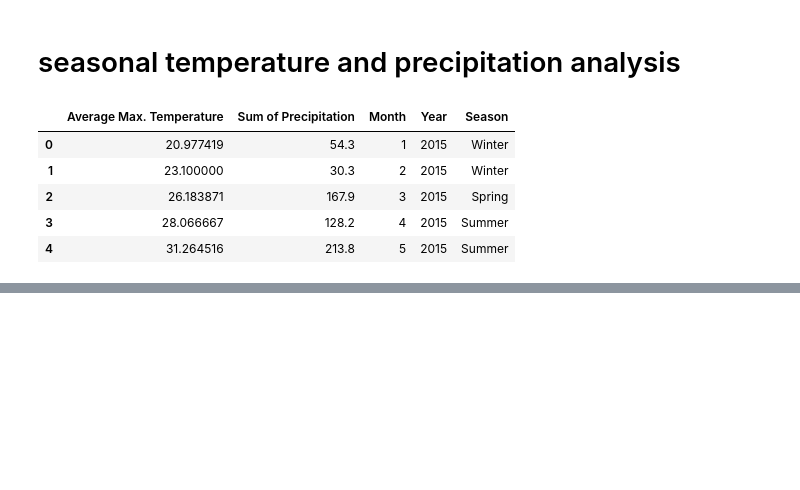
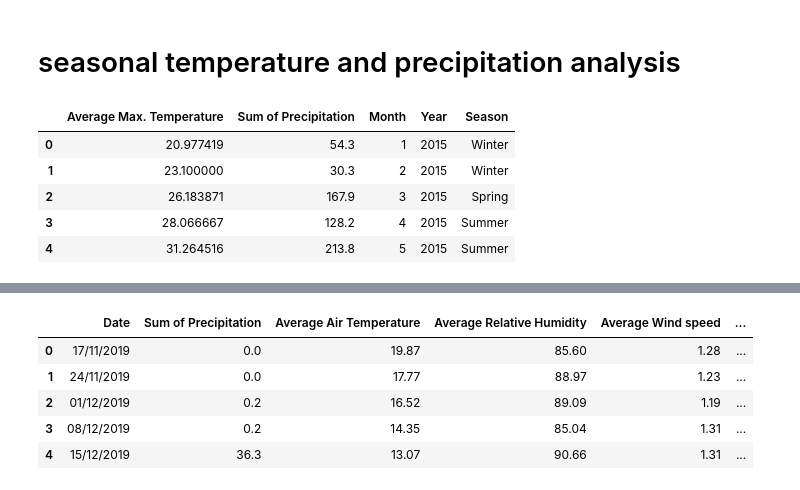
Before and after one commit to supathdhitalGEO/Weather-Forecasting, a Jupyter notebook: visualization/visualization.ipynb, the cells around one changed output, grey strips where cells are left out. Saved outputs shown, nothing was run; the diff lists cells and outputs as text; code cells hidden in the pictures; blank space fills up the shorter version.

```diff
--- a/visualization/visualization.ipynb
+++ b/visualization/visualization.ipynb
@@ -300,0 +303,10 @@ fig.show()
+# %%
+w=pd.read_csv('./WeeklyPAdataset.csv')
+w.head()
+# %% [output]
+|  | Date | Sum of Precipitation | Average Air Temperature | Average Relative Humidity | Average Wind speed | ... |
+| 0 | 17/11/2019 | 0.0 | 19.87 | 85.60 | 1.28 | ... |
+| 1 | 24/11/2019 | 0.0 | 17.77 | 88.97 | 1.23 | ... |
+| 2 | 01/12/2019 | 0.2 | 16.52 | 89.09 | 1.19 | ... |
+| 3 | 08/12/2019 | 0.2 | 14.35 | 85.04 | 1.31 | ... |
+| 4 | 15/12/2019 | 36.3 | 13.07 | 90.66 | 1.31 | ... |
```
Also changed, not shown: parts of 11 cells of this notebook, 17 other files.
